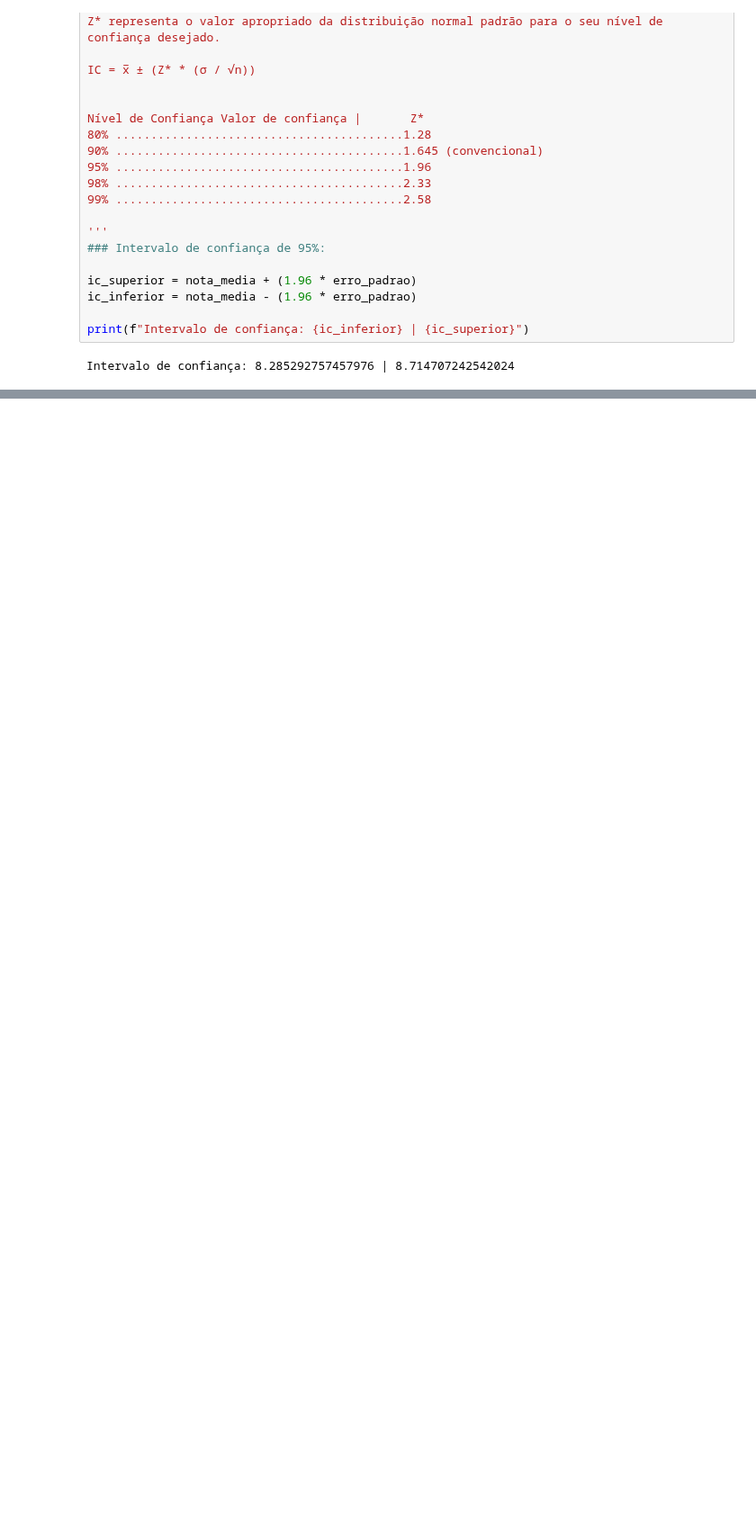
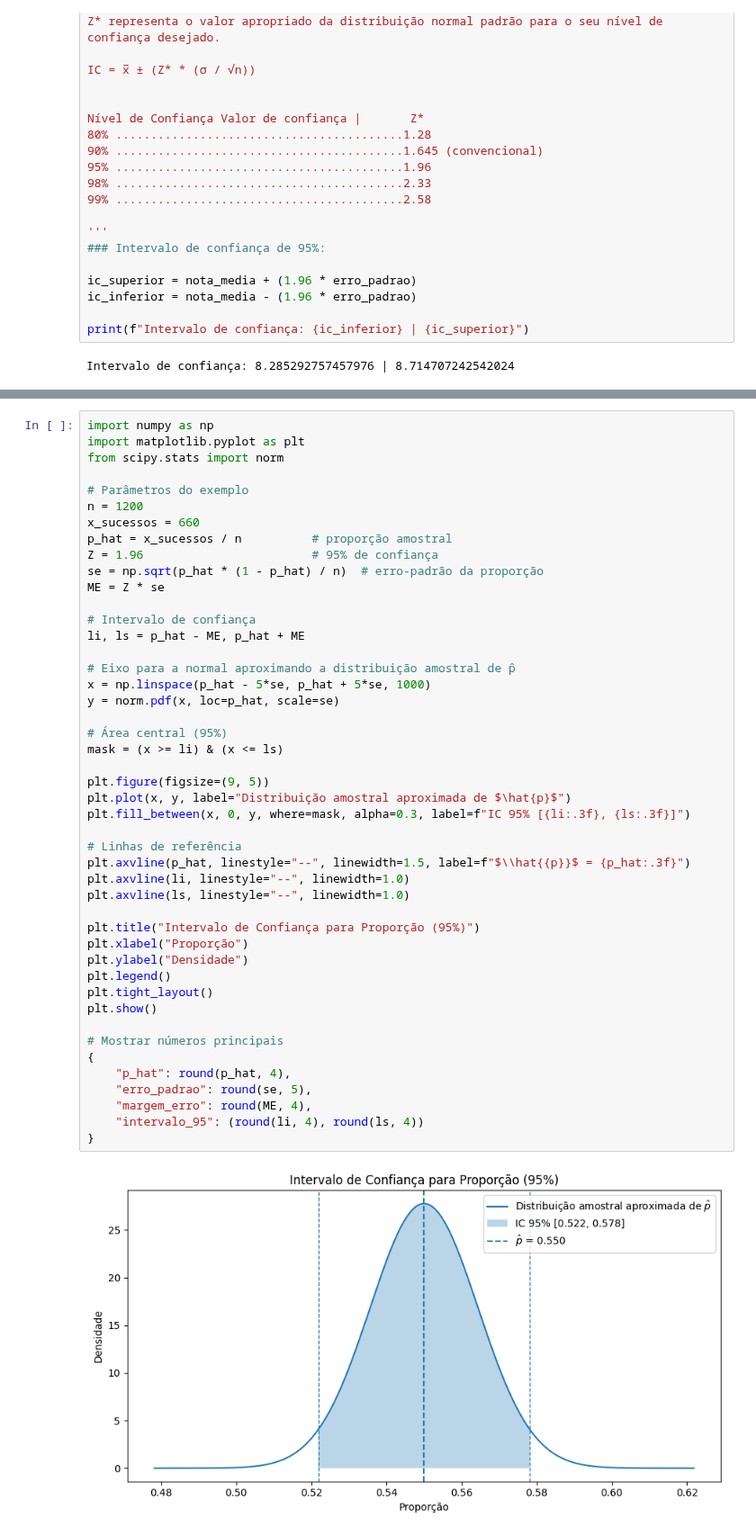
Before and after one commit to Laurentius96/DNC-DataScience, a Jupyter notebook: Materia_7-Estatistica/Aulas/DNC_DSM7_Exercicio_PopulacaoAmostra.ipynb, the cells around one changed output, grey strips where cells are left out. Shown at 90% size. Drawn from its saved outputs; the diff is of its cells as text; blank space fills up the shorter version.

```diff
--- a/Materia_7-Estatistica/Aulas/DNC_DSM7_Exercicio_PopulacaoAmostra.ipynb
+++ b/Materia_7-Estatistica/Aulas/DNC_DSM7_Exercicio_PopulacaoAmostra.ipynb
@@ -126,0 +360,48 @@ Tamanho da amostra: 384.1599999999999
+# %%
+import numpy as np
+import matplotlib.pyplot as plt
+from scipy.stats import norm
+
+# Parâmetros do exemplo
+n = 1200
+x_sucessos = 660
+p_hat = x_sucessos / n          # proporção amostral
+Z = 1.96                        # 95% de confiança
+se = np.sqrt(p_hat * (1 - p_hat) / n)  # erro-padrão da proporção
+ME = Z * se
+
+# Intervalo de confiança
+li, ls = p_hat - ME, p_hat + ME
+
+# Eixo para a normal aproximando a distribuição amostral de p̂
+x = np.linspace(p_hat - 5*se, p_hat + 5*se, 1000)
+y = norm.pdf(x, loc=p_hat, scale=se)
+
+# Área central (95%)
+mask = (x >= li) & (x <= ls)
+
+plt.figure(figsize=(9, 5))
+plt.plot(x, y, label="Distribuição amostral aproximada de $\hat{p}$")
+plt.fill_between(x, 0, y, where=mask, alpha=0.3, label=f"IC 95% [{li:.3f}, {ls:.3f}]")
+
+# Linhas de referência
+plt.axvline(p_hat, linestyle="--", linewidth=1.5, label=f"$\\hat{{p}}$ = {p_hat:.3f}")
+plt.axvline(li, linestyle="--", linewidth=1.0)
+plt.axvline(ls, linestyle="--", linewidth=1.0)
+
+plt.title("Intervalo de Confiança para Proporção (95%)")
+plt.xlabel("Proporção")
+plt.ylabel("Densidade")
+plt.legend()
+plt.tight_layout()
+plt.show()
+
+# Mostrar números principais
+{
+    "p_hat": round(p_hat, 4),
+    "erro_padrao": round(se, 5),
+    "margem_erro": round(ME, 4),
+    "intervalo_95": (round(li, 4), round(ls, 4))
+}
+# %% [output]
+[figure, added]
```
Also changed, not shown: parts of 13 cells of this notebook.
